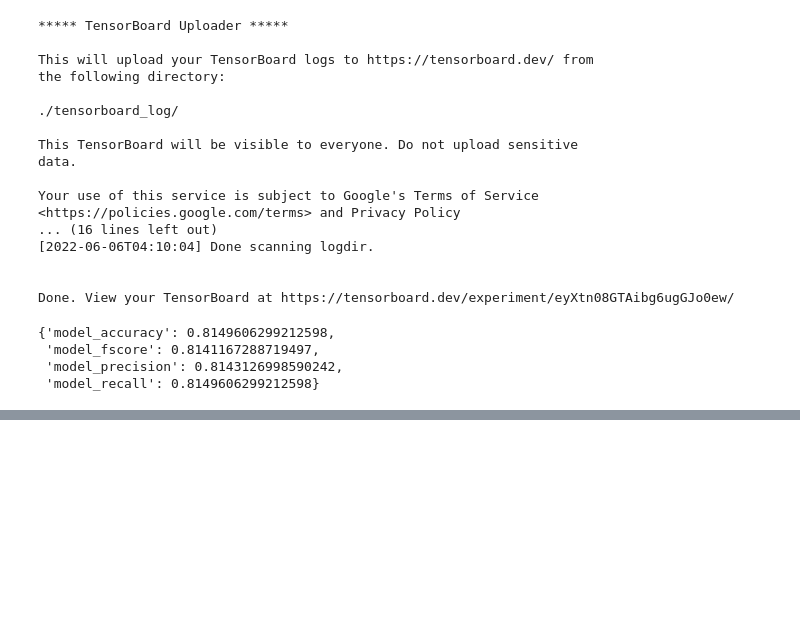
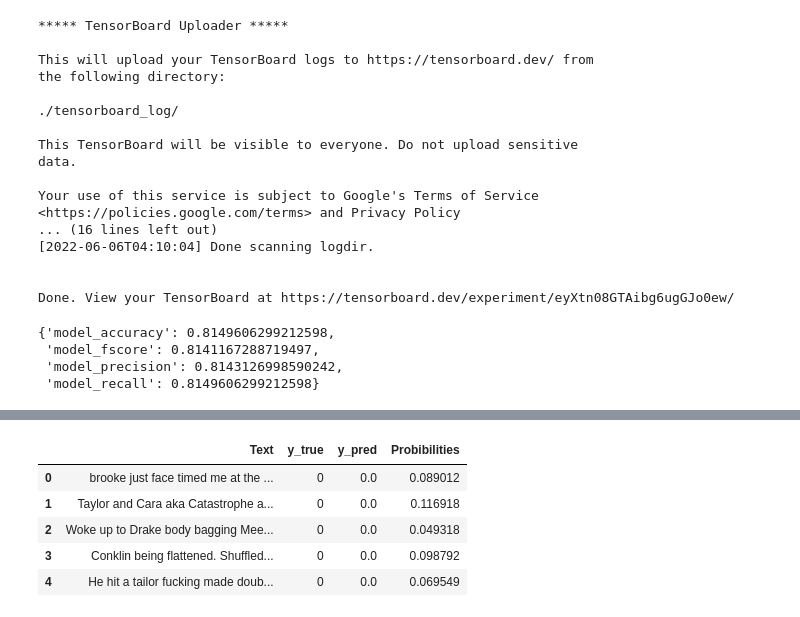
Before and after one commit to yiwenwangANU/Machine_Learning, a Jupyter notebook: 08_Introduction_to_NLP.ipynb, the cells around one changed output, grey strips where cells are left out. Cells and saved outputs as stored; diff of their text form; code cells hidden in the pictures; blank space fills up the shorter version.

```diff
--- a/08_Introduction_to_NLP.ipynb
+++ b/08_Introduction_to_NLP.ipynb
@@ -844,0 +875,24 @@ loaded_model_6_result
+# %%
+pred_pros = model.predict(X_test)
+# %%
+pred_pros = tf.squeeze(pred_pros)
+#pred_pros
+# %%
+y_pred = tf.round(pred_pros)
+#y_pred
+# %%
+import pandas as pd
+
+df = pd.DataFrame({'Text': X_test,
+                   'y_true': y_test,
+                   'y_pred': y_pred,
+                   'Probibilities': pred_pros})
+# %%
+df.head()
+# %% [output]
+|  | Text | y_true | y_pred | Probibilities |
+| 0 | brooke just face timed me at the ... | 0 | 0.0 | 0.089012 |
+| 1 | Taylor and Cara aka Catastrophe a... | 0 | 0.0 | 0.116918 |
+| 2 | Woke up to Drake body bagging Mee... | 0 | 0.0 | 0.049318 |
+| 3 | Conklin being flattened. Shuffled... | 0 | 0.0 | 0.098792 |
+| 4 | He hit a tailor fucking made doub... | 0 | 0.0 | 0.069549 |
```
Also changed, not shown: parts of 10 cells of this notebook.
